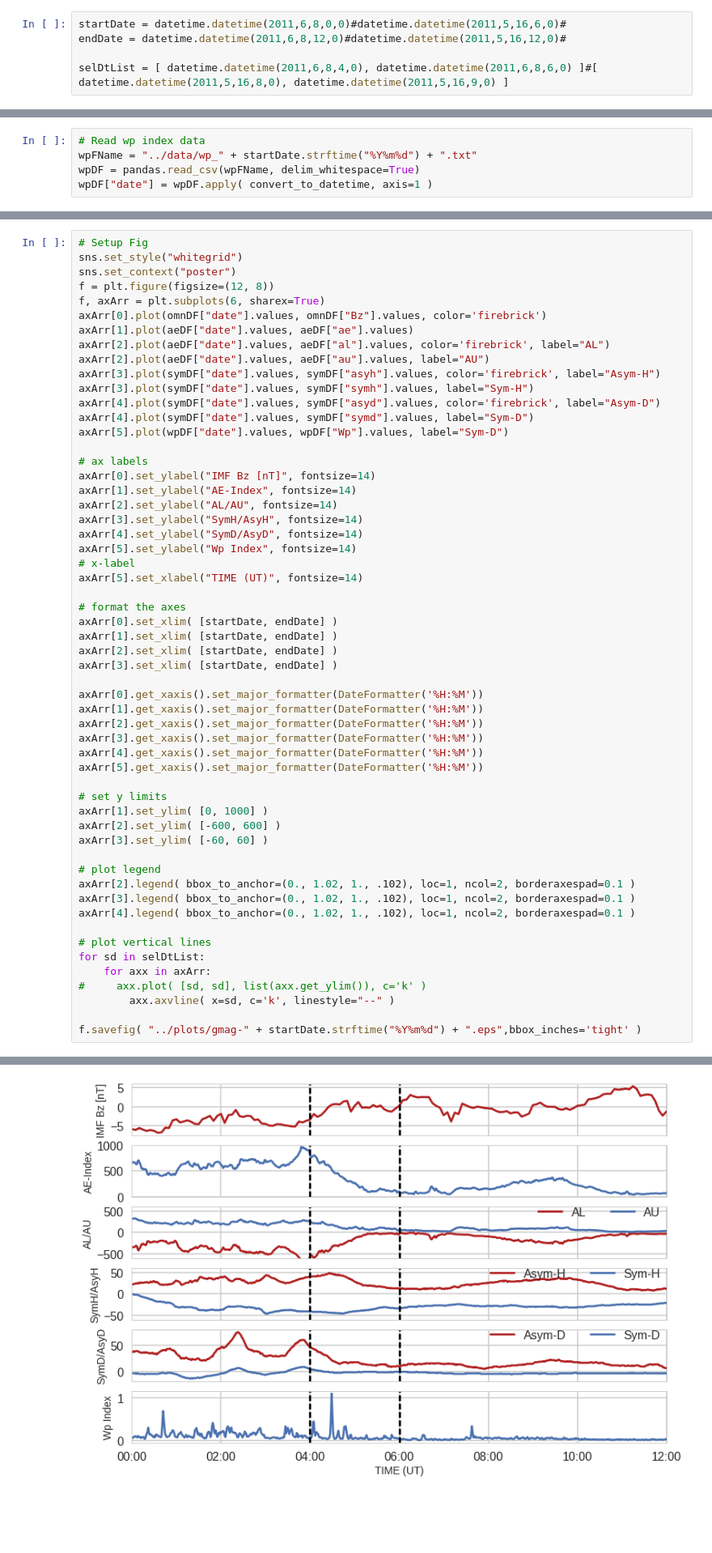
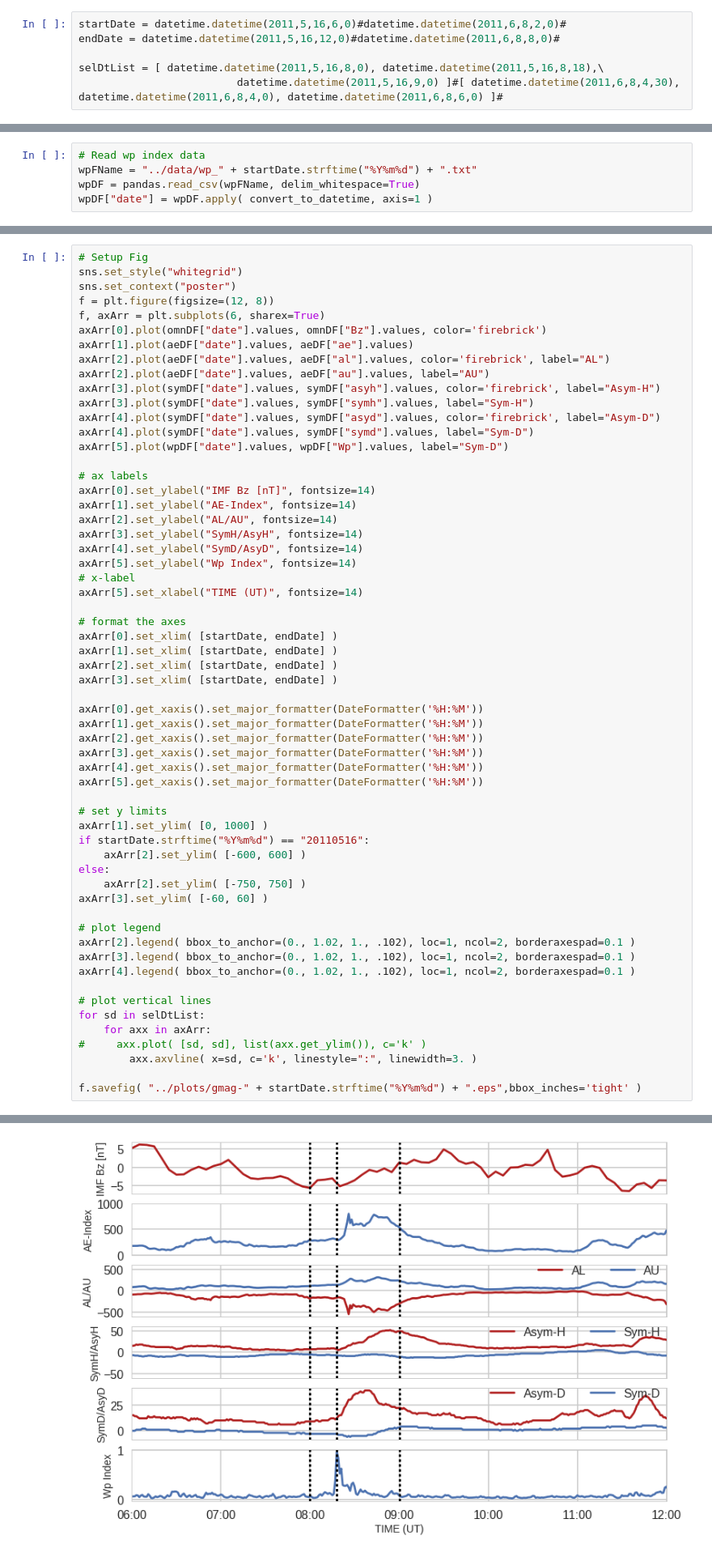
Before and after one commit to bharatreddy/scwsaps, a Jupyter notebook: ipy/gmag.ipynb, the cells around one changed output, grey strips where cells are left out. Shown at 81% size. Saved outputs shown, nothing was run; the diff lists cells and outputs as text; blank space fills up the shorter version.

```diff
--- a/ipy/gmag.ipynb
+++ b/ipy/gmag.ipynb
@@ -14,10 +14,11 @@ from matplotlib.ticker import FuncFormatter, MaxNLocator
 # %% [output]
 Populating the interactive namespace from numpy and matplotlib
 # %%
-startDate = datetime.datetime(2011,6,8,0,0)#datetime.datetime(2011,5,16,6,0)#
-endDate = datetime.datetime(2011,6,8,12,0)#datetime.datetime(2011,5,16,12,0)#
+startDate = datetime.datetime(2011,5,16,6,0)#datetime.datetime(2011,6,8,2,0)#
+endDate = datetime.datetime(2011,5,16,12,0)#datetime.datetime(2011,6,8,8,0)#
 
-selDtList = [ datetime.datetime(2011,6,8,4,0), datetime.datetime(2011,6,8,6,0) ]#[ datetime.datetime(2011,5,16,8,0), datetime.datetime(2011,5,16,9,0) ]
+selDtList = [ datetime.datetime(2011,5,16,8,0), datetime.datetime(2011,5,16,8,18),\
+                         datetime.datetime(2011,5,16,9,0) ]#[ datetime.datetime(2011,6,8,4,30), datetime.datetime(2011,6,8,4,0), datetime.datetime(2011,6,8,6,0) ]#
 # %%
 def convert_to_datetime(row):
     return datetime.datetime( \
@@ -82,33 +83,36 @@ axArr[5].set_xlabel("TIME (UT)", fontsize=14)
 # format the axes
 axArr[0].set_xlim( [startDate, endDate] )
 axArr[1].set_xlim( [startDate, endDate] )
 axArr[2].set_xlim( [startDate, endDate] )
 axArr[3].set_xlim( [startDate, endDate] )
 
 axArr[0].get_xaxis().set_major_formatter(DateFormatter('%H:%M'))
 axArr[1].get_xaxis().set_major_formatter(DateFormatter('%H:%M'))
 axArr[2].get_xaxis().set_major_formatter(DateFormatter('%H:%M'))
 axArr[3].get_xaxis().set_major_formatter(DateFormatter('%H:%M'))
 axArr[4].get_xaxis().set_major_formatter(DateFormatter('%H:%M'))
 axArr[5].get_xaxis().set_major_formatter(DateFormatter('%H:%M'))
 
 # set y limits
 axArr[1].set_ylim( [0, 1000] )
-axArr[2].set_ylim( [-600, 600] )
+if startDate.strftime("%Y%m%d") == "20110516":
+    axArr[2].set_ylim( [-600, 600] )
+else:
+    axArr[2].set_ylim( [-750, 750] )
 axArr[3].set_ylim( [-60, 60] )
 
 # plot legend
 axArr[2].legend( bbox_to_anchor=(0., 1.02, 1., .102), loc=1, ncol=2, borderaxespad=0.1 )
 axArr[3].legend( bbox_to_anchor=(0., 1.02, 1., .102), loc=1, ncol=2, borderaxespad=0.1 )
 axArr[4].legend( bbox_to_anchor=(0., 1.02, 1., .102), loc=1, ncol=2, borderaxespad=0.1 )
 
 # plot vertical lines
 for sd in selDtList:
     for axx in axArr:
 #     axx.plot( [sd, sd], list(axx.get_ylim()), c='k' )
-        axx.axvline( x=sd, c='k', linestyle="--" )
+        axx.axvline( x=sd, c='k', linestyle=":", linewidth=3. )
 
 f.savefig( "../plots/gmag-" + startDate.strftime("%Y%m%d") + ".eps",bbox_inches='tight' )
 # %% [output]
 <matplotlib.figure.Figure at 0x...>
-[figure, old version]
+[figure, new version]
```
Also changed, not shown: 8 other files.
